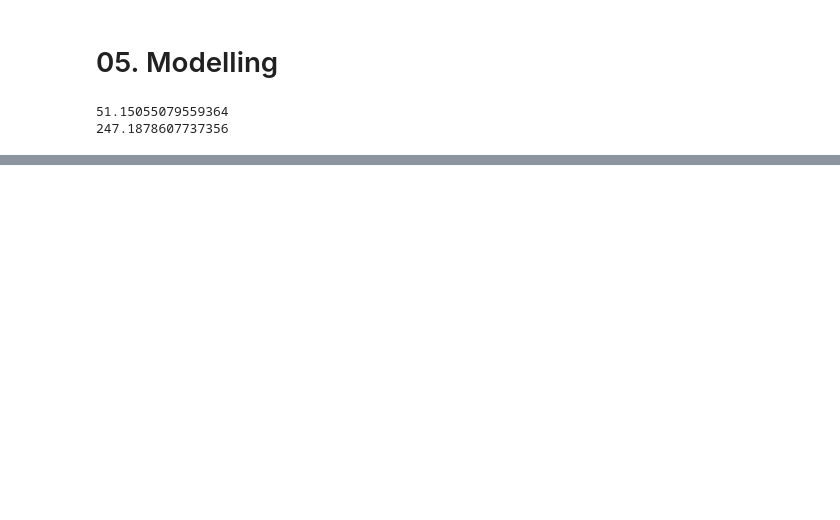
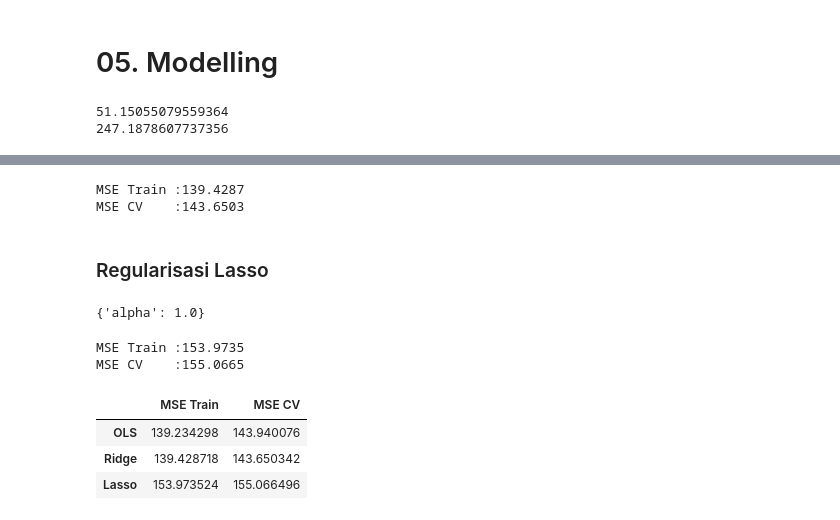
Before and after one commit to danannisar/track-pop, a Jupyter notebook: 04_data_preprocessing_and_modelling.ipynb, the cells around one changed output, grey strips where cells are left out. Drawn from its saved outputs; the diff is of its cells as text; code cells hidden in the pictures; blank space fills up the shorter version.

```diff
--- a/04_data_preprocessing_and_modelling.ipynb
+++ b/04_data_preprocessing_and_modelling.ipynb
@@ -193,0 +228,15 @@ ValueError: X has 25 features, but LinearRegression is expecting 26 features as
+# %%
+# Predict
+y_pred_train = best_ridge.predict(X_train)
+
+# MSE
+mse_train_ridge = mean_squared_error(y_train, y_pred_train)
+mse_cv_ridge = -cv_ridge.best_score_
+
+print(f"MSE Train :{mse_train_ridge:.4f}")
+print(f"MSE CV    :{mse_cv_ridge:.4f}")
+# %% [output]
+MSE Train :139.4287
+MSE CV    :143.6503
+# %% [markdown]
+### Regularisasi Lasso
@@ -193,0 +246,62 @@ ValueError: X has 25 features, but LinearRegression is expecting 26 features as
+# %%
+# Buat model & parameter model yang ingin divariasikan
+lasso = Lasso()
+
+param_space = {"alpha": alphas}
+
+# Lakukan grid search dengan CV
+cv_lasso = GridSearchCV(estimator = lasso,
+                        param_grid = param_space,
+                        scoring = "neg_mean_squared_error",
+                        cv = 5)
+
+# Fit searching
+cv_lasso.fit(X = X_train,
+             y = y_train)
+
+cv_lasso.best_params_
+# %% [output]
+{'alpha': 1.0}
+# %%
+# Buat objek baru
+best_lasso = Lasso(alpha = cv_lasso.best_params_["alpha"])
+
+# Fit model
+best_lasso.fit(X = X_train,
+               y = y_train)
+
+lasso_coef = list(best_lasso.coef_)
+lasso_coef.append(best_lasso.intercept_)
+
+best_param_lasso= pd.DataFrame(
+    {'coef': list_coef,
+     'lasso': list(lasso_coef)
+    })
+best_param_lasso.set_index('coef', inplace=True)
+# %%
+# Predict
+y_pred_train = best_lasso.predict(X_train)
+
+# MSE
+mse_train_lasso = mean_squared_error(y_train, y_pred_train)
+mse_cv_lasso = -cv_lasso.best_score_
+
+print(f"MSE Train :{mse_train_lasso:.4f}")
+print(f"MSE CV    :{mse_cv_lasso:.4f}")
+# %% [output]
+MSE Train :153.9735
+MSE CV    :155.0665
+# %%
+mse_train_lm = [train_score, mse_train_ridge, mse_train_lasso]
+mse_cv_lm = [cv_score, mse_cv_ridge, mse_cv_lasso]
+indexes = ["OLS", "Ridge", "Lasso"]
+
+summary_lm = pd.DataFrame({"MSE Train": mse_train_lm,
+                           "MSE CV": mse_cv_lm},
+                          index = indexes)
+summary_lm
+# %% [output]
+|  | MSE Train | MSE CV |
+| OLS | 139.234298 | 143.940076 |
+| Ridge | 139.428718 | 143.650342 |
+| Lasso | 153.973524 | 155.066496 |
```
Also changed, not shown: parts of 45 cells of this notebook.
